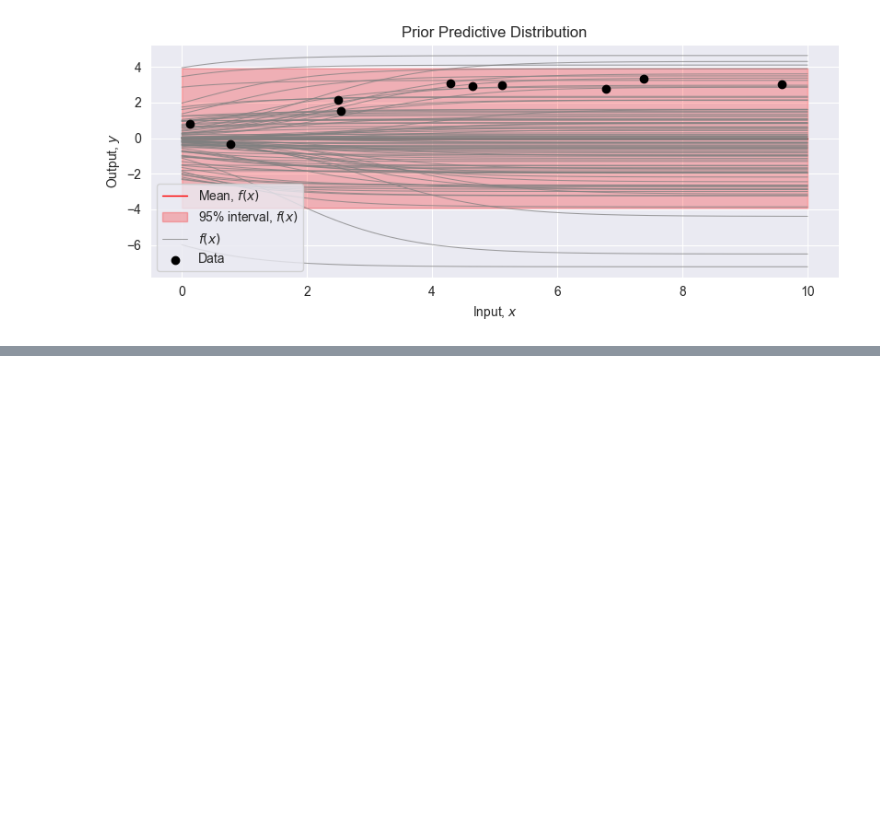
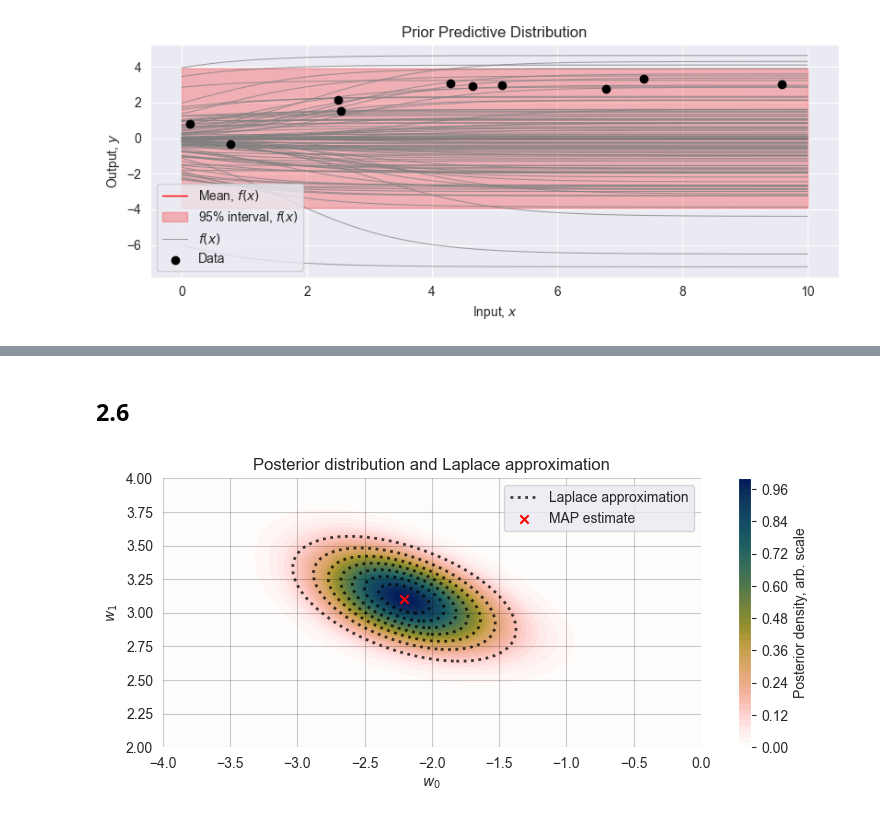
Before and after one commit to JeppeKlitgaard/DTU-02477-Bayesian-Machine-Learning, a Jupyter notebook: F26/Assignment2/notebooks/jk_2.ipynb, the cells around one changed output, grey strips where cells are left out. Drawn from its saved outputs; the diff is of its cells as text; code cells hidden in the pictures; blank space fills up the shorter version.

```diff
--- a/F26/Assignment2/notebooks/jk_2.ipynb
+++ b/F26/Assignment2/notebooks/jk_2.ipynb
@@ -152,0 +183,9 @@ plt.savefig(OUTPUT_DIR / "2_1.png", **EXPORT_KWARGS)
+# %%
+def sigmoid_prime(x):
+    s = sigmoid(x)
+    return s * (1 - s)
+
+def sigmoid_prime_prime(x):
+    s = sigmoid(x)
+    sp = sigmoid_prime(x)
+    return (1 - 2 * s) * sp
@@ -152,0 +259,44 @@ plt.savefig(OUTPUT_DIR / "2_1.png", **EXPORT_KWARGS)
+# %% [markdown]
+## 2.6
+# %%
+N_plot = 1000
+w_0_points = jnp.linspace(-4, 0, N_plot)
+w_1_points = jnp.linspace(2, 4, N_plot)
+W_0, W_1 = jnp.meshgrid(w_0_points, w_1_points)
+
+W_flat = jnp.column_stack([W_0.ravel(), W_1.ravel()])
+
+vmap_likelihood = jax.vmap(lambda w: log_likelihood_joint(y_data, w, x_data, beta, tau))
+log_likelihood_flat = vmap_likelihood(W_flat)
+log_likelihood_grid = log_likelihood_flat.reshape(W_0.shape)
+posterior_grid = jnp.exp(log_likelihood_grid - jnp.max(log_likelihood_grid))
+
+fig, ax = plt.subplots(figsize=(A4_WIDTH_IN, 3.5))
+im = ax.contourf(W_0, W_1, posterior_grid, levels=50, cmap=cmc.batlowW_r)
+plt.colorbar(im, ax=ax, label="Posterior density, arb. scale")
+ax.set_aspect("equal")
+
+# Plot Laplace approx
+laplace_pdf = stats.multivariate_normal.pdf(W_flat, mean=w_MAP, cov=-jnp.linalg.inv(H))
+laplace_grid = laplace_pdf.reshape(W_0.shape)
+ax.contour(W_0, W_1, laplace_grid, levels=7, colors='black', alpha=0.75, linewidths=2.0, linestyles="dotted")
+ax.plot([], [], color='black', alpha=0.75, linewidth=2.0, linestyle="dotted", label="Laplace approximation")
+
+# Plot MAP estimate
+plt.scatter(w_MAP[0], w_MAP[1], c="red", label="MAP estimate", marker="x", zorder=3)
+
+ax.set_xlabel("$w_0$")
+ax.set_ylabel("$w_1$")
+ax.set_aspect("equal")
+
+ax.grid(True, color="black", alpha=0.2)
+ax.set_axisbelow(False)
+
+plt.title("Posterior distribution and Laplace approximation")
+plt.legend()
+
+# Save BEFORE show
+plt.tight_layout()
+plt.savefig(OUTPUT_DIR / "2_6.png", **EXPORT_KWARGS)
+# %% [output]
+[figure, added]
```
Also changed, not shown: parts of 12 cells of this notebook, 4 other files.
